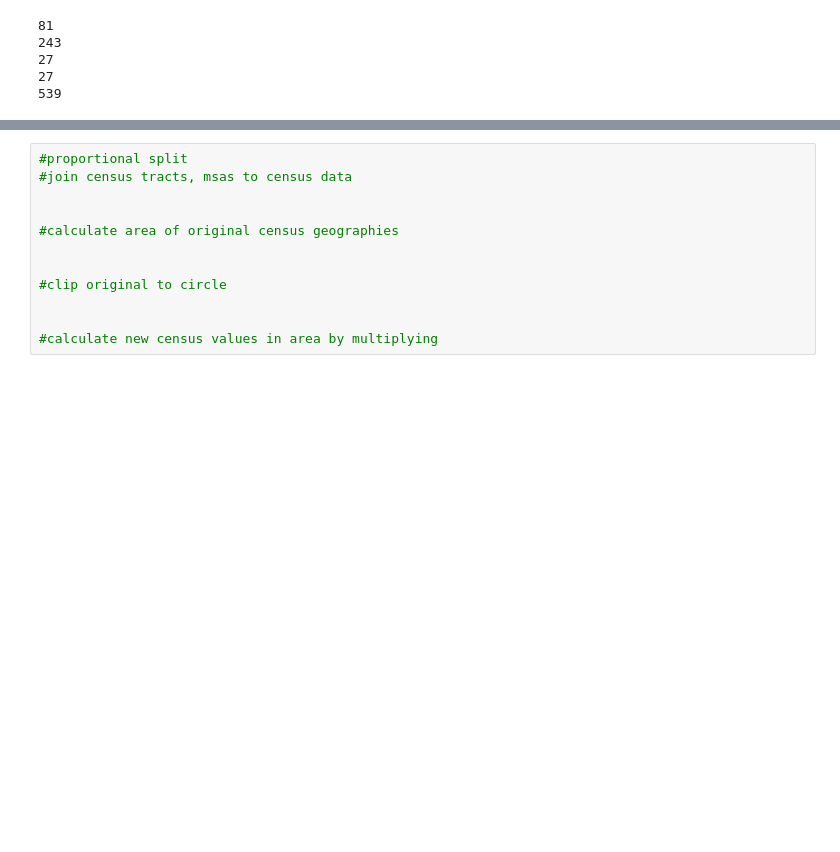
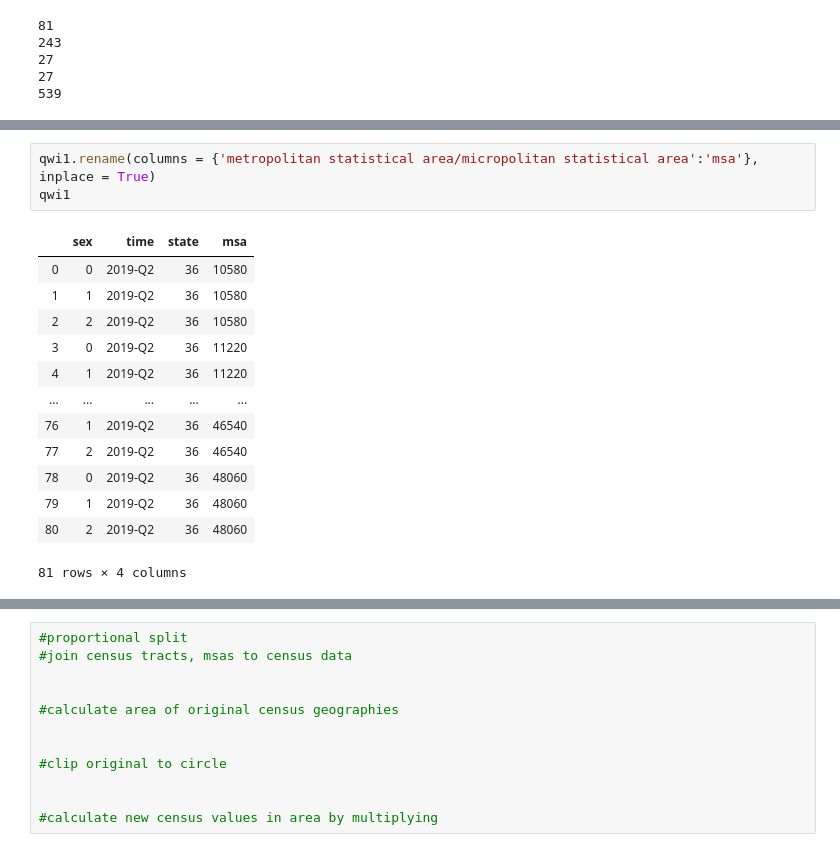
Before and after one commit to tolaoniyangi/capstone, a Jupyter notebook: capstone working.ipynb, the cells around one changed output, grey strips where cells are left out. Saved outputs shown, nothing was run; the diff lists cells and outputs as text; blank space fills up the shorter version.

```diff
--- a/capstone working.ipynb
+++ b/capstone working.ipynb
@@ -382,0 +433,17 @@ print(len(acs5))
+# %%
+qwi1.rename(columns = {'metropolitan statistical area/micropolitan statistical area':'msa'}, inplace = True)
+qwi1
+# %% [output]
+|  | sex | time | state | msa |
+| 0 | 0 | 2019-Q2 | 36 | 10580 |
+| 1 | 1 | 2019-Q2 | 36 | 10580 |
+| 2 | 2 | 2019-Q2 | 36 | 10580 |
+| 3 | 0 | 2019-Q2 | 36 | 11220 |
+| 4 | 1 | 2019-Q2 | 36 | 11220 |
+| ... | ... | ... | ... | ... |
+| 76 | 1 | 2019-Q2 | 36 | 46540 |
+| 77 | 2 | 2019-Q2 | 36 | 46540 |
+| 78 | 0 | 2019-Q2 | 36 | 48060 |
+| 79 | 1 | 2019-Q2 | 36 | 48060 |
+| 80 | 2 | 2019-Q2 | 36 | 48060 |
+81 rows × 4 columns
```
Also changed, not shown: parts of 9 cells of this notebook, 1 other file.
